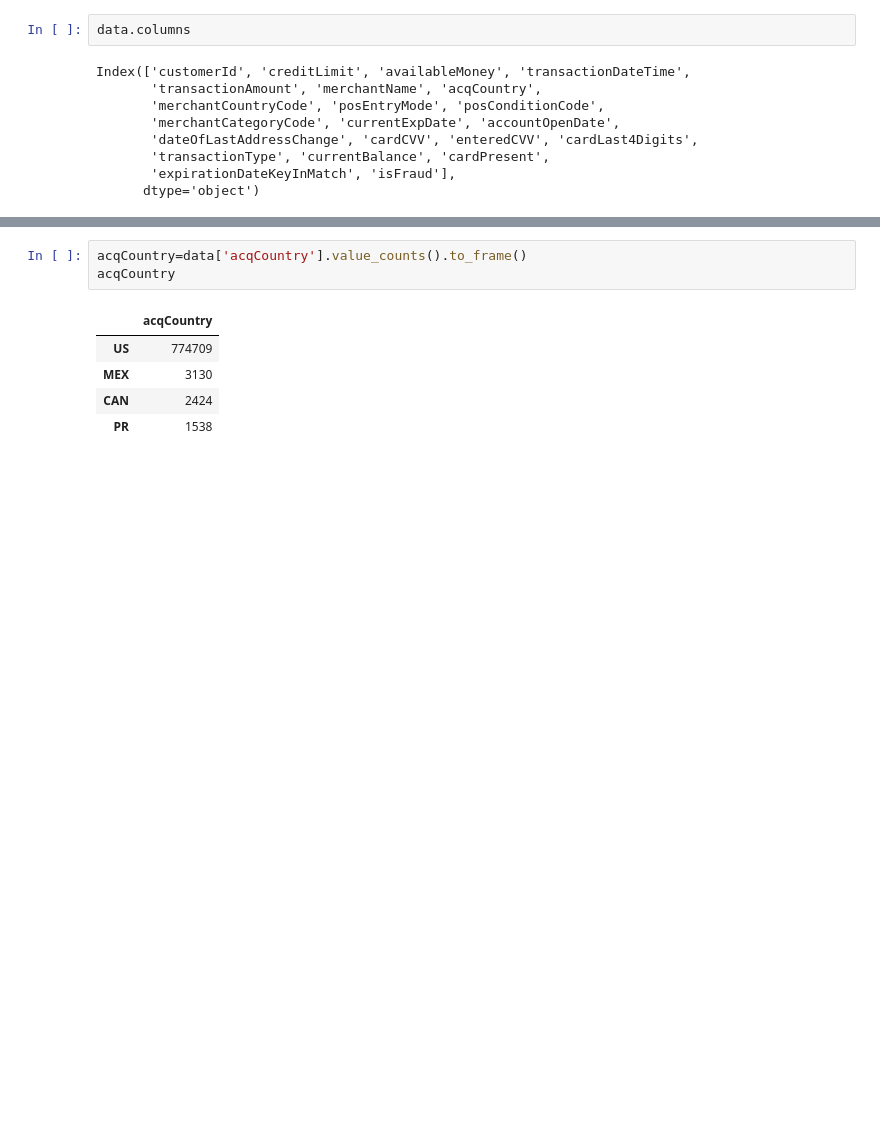
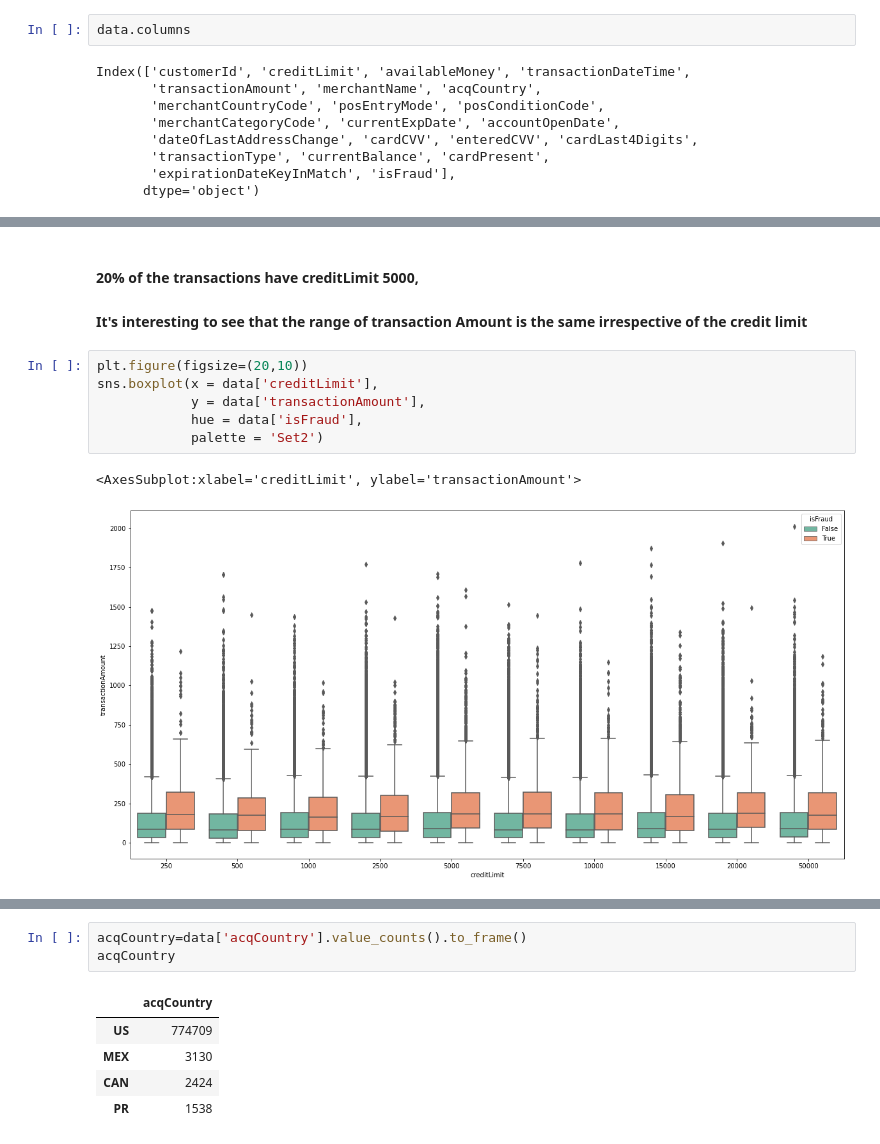
Before and after one commit to pranjaliy/CapitalOne-DS, a Jupyter notebook: Part A (Loading and EDA).ipynb, the cells around one changed output, grey strips where cells are left out. Drawn from its saved outputs; the diff is of its cells as text; blank space fills up the shorter version.

```diff
--- a/Part A (Loading and EDA).ipynb
+++ b/Part A (Loading and EDA).ipynb
@@ -127,0 +168,12 @@ creditLimit
+# %% [markdown]
+#### 20% of the transactions have creditLimit 5000,
+#### It's interesting to see that the range of transaction Amount is the same irrespective of the credit limit
+# %%
+plt.figure(figsize=(20,10))
+sns.boxplot(x = data['creditLimit'],
+            y = data['transactionAmount'],
+            hue = data['isFraud'],
+            palette = 'Set2')
+# %% [output]
+<AxesSubplot:xlabel='creditLimit', ylabel='transactionAmount'>
+[figure, added]
```
Also changed, not shown: parts of 42 cells of this notebook.
